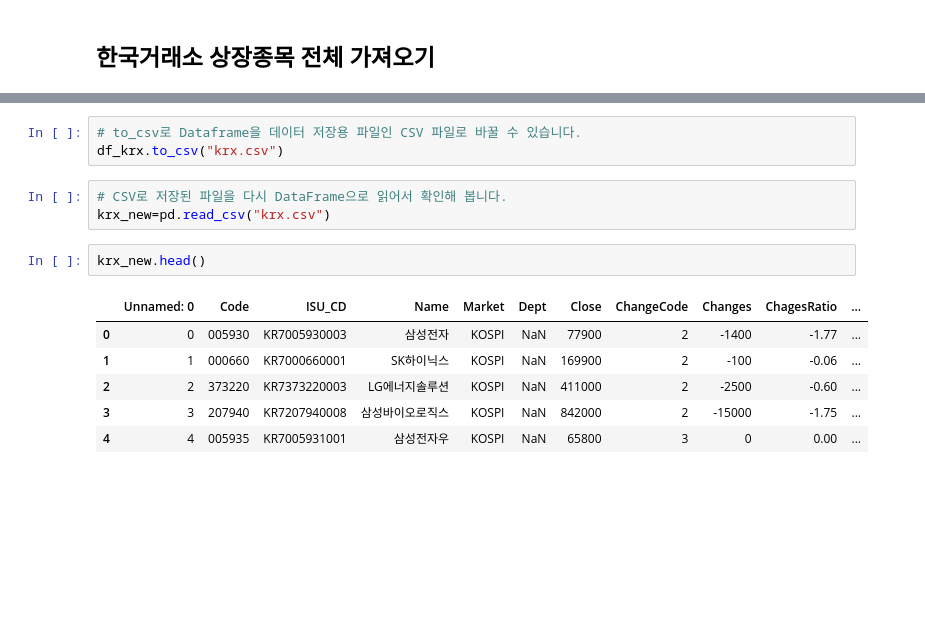
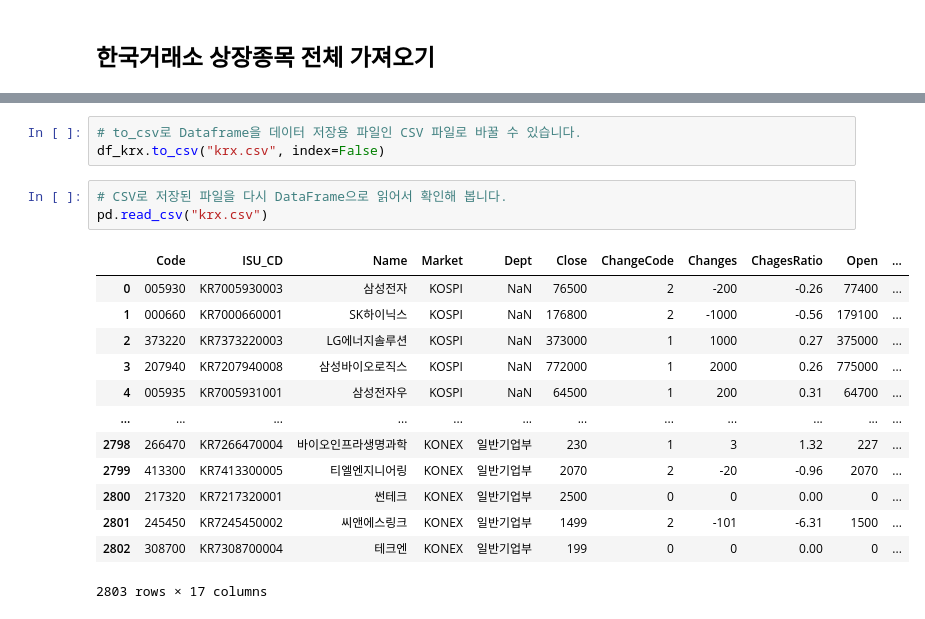
Before and after one commit to Tom-Jung/finance-data-analysis, a Jupyter notebook: 2.1 FinanceDataReader를 통한 상장종목 전체 불러오기-input.ipynb, the cells around one changed output, grey strips where cells are left out. Saved outputs shown, nothing was run; the diff lists cells and outputs as text; blank space fills up the shorter version.

```diff
--- a/2.1 FinanceDataReader를 통한 상장종목 전체 불러오기-input.ipynb
+++ b/2.1 FinanceDataReader를 통한 상장종목 전체 불러오기-input.ipynb
@@ -143,15 +165,20 @@ df_krx.head()
 # %%
 # to_csv로 Dataframe을 데이터 저장용 파일인 CSV 파일로 바꿀 수 있습니다.
-df_krx.to_csv("krx.csv")
+df_krx.to_csv("krx.csv", index=False)
 # %%
 # CSV로 저장된 파일을 다시 DataFrame으로 읽어서 확인해 봅니다.
-krx_new=pd.read_csv("krx.csv")
+pd.read_csv("krx.csv")
+# %% [output]
+|  | Code | ISU_CD | Name | Market | Dept | Close | ChangeCode | Changes | ChagesRatio | Open | ... |
+| 0 | 005930 | KR7005930003 | 삼성전자 | KOSPI | NaN | 76500 | 2 | -200 | -0.26 | 77400 | ... |
+| 1 | 000660 | KR7000660001 | SK하이닉스 | KOSPI | NaN | 176800 | 2 | -1000 | -0.56 | 179100 | ... |
+| 2 | 373220 | KR7373220003 | LG에너지솔루션 | KOSPI | NaN | 373000 | 1 | 1000 | 0.27 | 375000 | ... |
+| 3 | 207940 | KR7207940008 | 삼성바이오로직스 | KOSPI | NaN | 772000 | 1 | 2000 | 0.26 | 775000 | ... |
+| 4 | 005935 | KR7005931001 | 삼성전자우 | KOSPI | NaN | 64500 | 1 | 200 | 0.31 | 64700 | ... |
+| ... | ... | ... | ... | ... | ... | ... | ... | ... | ... | ... | ... |
+| 2798 | 266470 | KR7266470004 | 바이오인프라생명과학 | KONEX | 일반기업부 | 230 | 1 | 3 | 1.32 | 227 | ... |
+| 2799 | 413300 | KR7413300005 | 티엘엔지니어링 | KONEX | 일반기업부 | 2070 | 2 | -20 | -0.96 | 2070 | ... |
+| 2800 | 217320 | KR7217320001 | 썬테크 | KONEX | 일반기업부 | 2500 | 0 | 0 | 0.00 | 0 | ... |
+| 2801 | 245450 | KR7245450002 | 씨앤에스링크 | KONEX | 일반기업부 | 1499 | 2 | -101 | -6.31 | 1500 | ... |
+| 2802 | 308700 | KR7308700004 | 테크엔 | KONEX | 일반기업부 | 199 | 0 | 0 | 0.00 | 0 | ... |
+2803 rows × 17 columns
-# %%
-krx_new.head()
-# %% [output]
-|  | Unnamed: 0 | Code | ISU_CD | Name | Market | Dept | Close | ChangeCode | Changes | ChagesRatio | ... |
-| 0 | 0 | 005930 | KR7005930003 | 삼성전자 | KOSPI | NaN | 77900 | 2 | -1400 | -1.77 | ... |
-| 1 | 1 | 000660 | KR7000660001 | SK하이닉스 | KOSPI | NaN | 169900 | 2 | -100 | -0.06 | ... |
-| 2 | 2 | 373220 | KR7373220003 | LG에너지솔루션 | KOSPI | NaN | 411000 | 2 | -2500 | -0.60 | ... |
-| 3 | 3 | 207940 | KR7207940008 | 삼성바이오로직스 | KOSPI | NaN | 842000 | 2 | -15000 | -1.75 | ... |
-| 4 | 4 | 005935 | KR7005931001 | 삼성전자우 | KOSPI | NaN | 65800 | 3 | 0 | 0.00 | ... |
```
Also changed, not shown: parts of 9 cells of this notebook.
